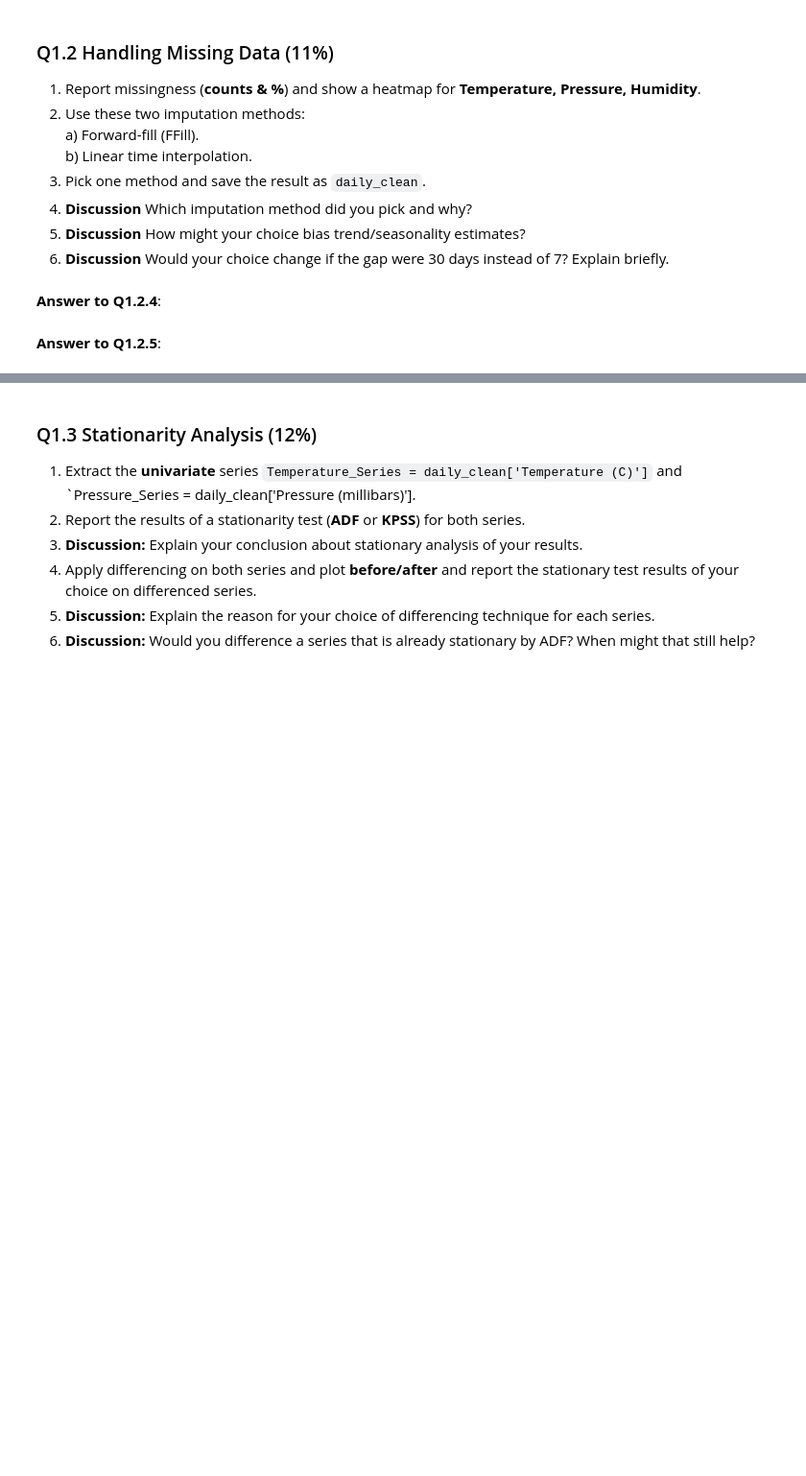
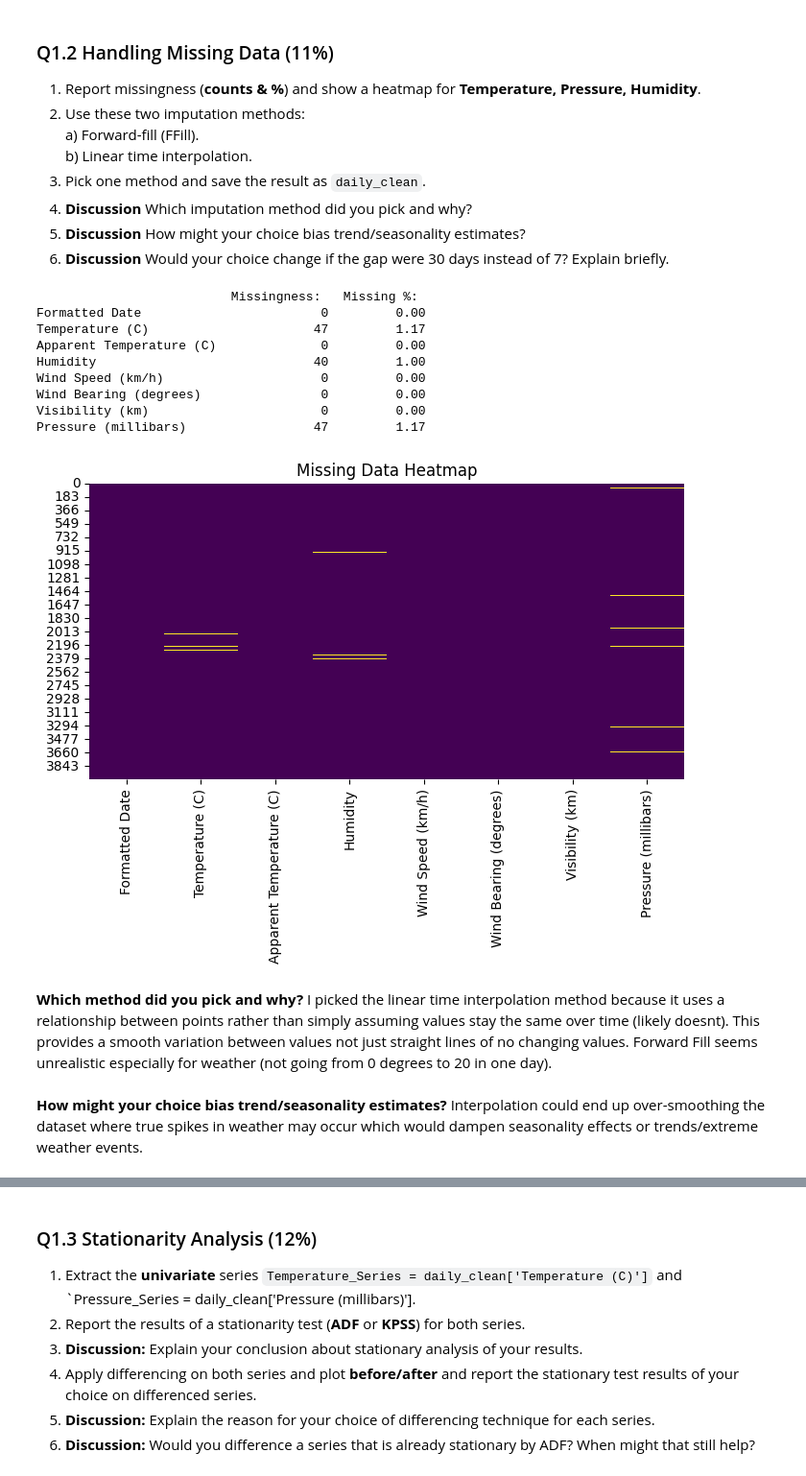
Before and after one commit to AdamDunn1437/4010_A1, a Jupyter notebook: Assignment1.ipynb, the cells around one changed output, grey strips where cells are left out. Shown: that part at 96% size. Drawn from its saved outputs; the diff is of its cells as text; code cells hidden in the pictures; blank space fills up the shorter version.

```diff
--- a/Assignment1.ipynb
+++ b/Assignment1.ipynb
@@ -27,4 +27,10 @@ Follow these steps before submitting your assignment:
 1. Load the dataset and print the **first 6 rows**.
 2. Encode categorical variables (one‑hot). *(If none, report "none.")*
 # %%
-# Answer to Q1.1.1
+import pandas as pd
+
+#load dataset
+data = pd.read_csv("C:/Users/sixel/fourth year/4410/assignments/1/weather.csv")
+
+#display first 6 rows
+print(data.head(6))
@@ -41,5 +78,33 @@ Follow these steps before submitting your assignment:
 5. **Discussion** How might your choice bias trend/seasonality estimates?
 6. **Discussion** Would your choice change if the gap were 30 days instead of 7? Explain briefly.
 # %%
-# Answer to Q1.2.1
+import matplotlib.pyplot as plt
+import seaborn as sns
+
+#show missing data
+#create new data frame with NaN values as true
+missing_data=data.isna().sum()
+missing_perc=(missing_data/len(data))*100
+
+missing_summary=pd.DataFrame({
+    "Missingness: ":missing_data, "Missing %: ": missing_perc.round(2)
+})
+print(missing_summary)
+
+#visualize it
+plt.figure(figsize=(8,4))
+sns.heatmap(data.isna(), cbar=False, cmap="viridis")
+plt.title("Missing Data Heatmap")
+plt.show()
+# %% [output]
+                          Missingness:   Missing %:
+Formatted Date                        0         0.00
+Temperature (C)                      47         1.17
+Apparent Temperature (C)              0         0.00
+Humidity                             40         1.00
+Wind Speed (km/h)                     0         0.00
+Wind Bearing (degrees)                0         0.00
+Visibility (km)                       0         0.00
+Pressure (millibars)                 47         1.17
+[figure, added]
 # %%
@@ -49,5 +128,5 @@ Follow these steps before submitting your assignment:
 # %% [markdown]
-**Answer to Q1.2.4**:
+**Which method did you pick and why?** I picked the linear time interpolation method because it uses a relationship between points rather than simply assuming values stay the same over time (likely doesnt). This provides a smooth variation between values not just straight lines of no changing values. Forward Fill seems unrealistic especially for weather (not going from 0 degrees to 20 in one day).
 # %% [markdown]
-**Answer to Q1.2.5**:
+**How might your choice bias trend/seasonality estimates?** Interpolation could end up over-smoothing the dataset where true spikes in weather may occur which would dampen seasonality effects or trends/extreme weather events.
 # %% [markdown]
```
Also changed, not shown: parts of 39 cells of this notebook.
